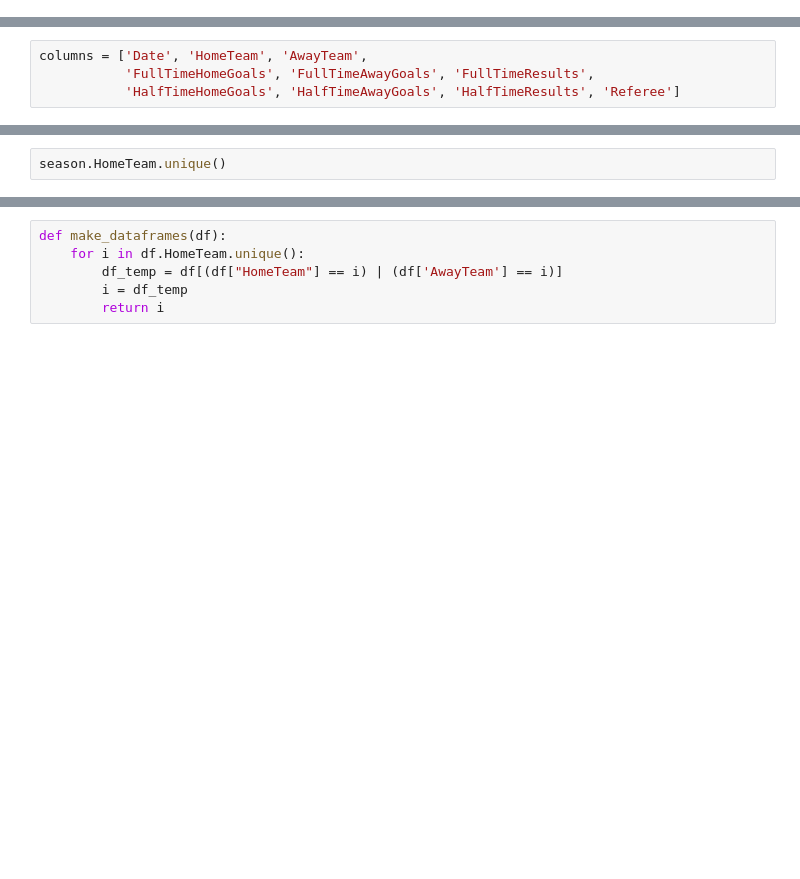
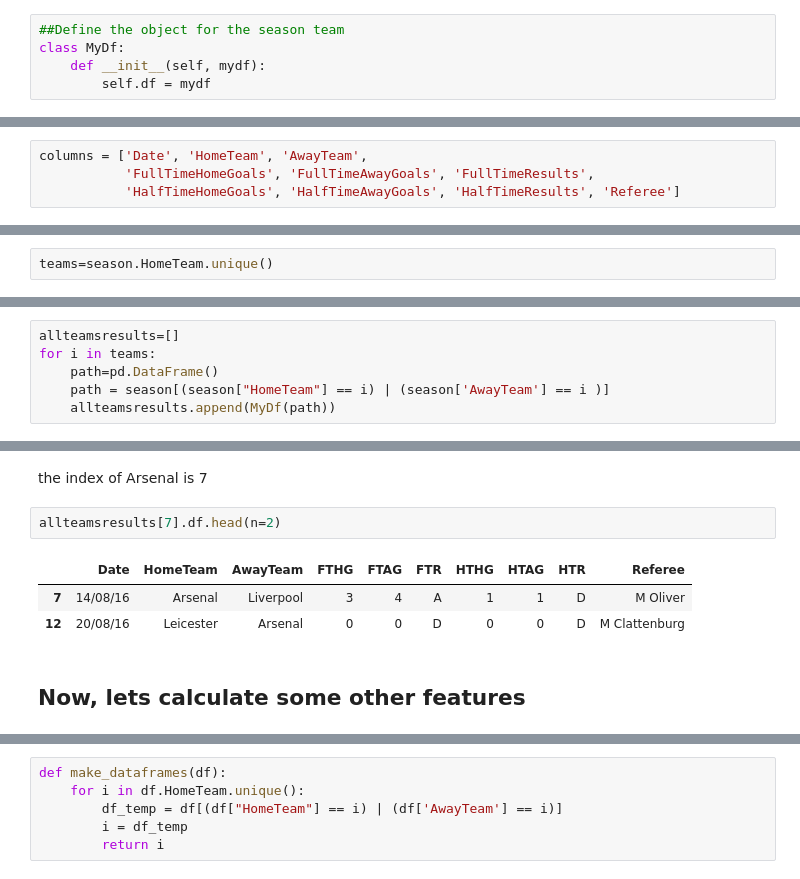
Before and after one commit to hh1713/football_machine, a Jupyter notebook: notebooks/Untitled.ipynb, the cells around one changed output, grey strips where cells are left out. Drawn from its saved outputs; the diff is of its cells as text; blank space fills up the shorter version.

```diff
--- a/notebooks/Untitled.ipynb
+++ b/notebooks/Untitled.ipynb
@@ -3,3 +5,8 @@ import pandas as pd
+# %%
+##Define the object for the season team
+class MyDf:
+    def __init__(self, mydf):
+        self.df = mydf
 # %%
 df = pd.read_csv("../Data/EPL_1617.csv")
 # %%
@@ -13,2 +18,2 @@ columns = ['Date', 'HomeTeam', 'AwayTeam',
 # %%
-season.HomeTeam.unique()
+teams=season.HomeTeam.unique()
@@ -19,0 +20,6 @@ array(['Burnley', 'Crystal Palace', 'Everton', 'Hull', 'Man City',
+# %%
+allteamsresults=[]
+for i in teams:
+    path=pd.DataFrame()
+    path = season[(season["HomeTeam"] == i) | (season['AwayTeam'] == i )]
+    allteamsresults.append(MyDf(path))
@@ -19,0 +35,10 @@ array(['Burnley', 'Crystal Palace', 'Everton', 'Hull', 'Man City',
+# %% [markdown]
+the index of Arsenal is 7
+# %%
+allteamsresults[7].df.head(n=2)
+# %% [output]
+|  | Date | HomeTeam | AwayTeam | FTHG | FTAG | FTR | HTHG | HTAG | HTR | Referee |
+| 7 | 14/08/16 | Arsenal | Liverpool | 3 | 4 | A | 1 | 1 | D | M Oliver |
+| 12 | 20/08/16 | Leicester | Arsenal | 0 | 0 | D | 0 | 0 | D | M Clattenburg |
+# %% [markdown]
+## Now, lets calculate some other features
```
Also changed, not shown: parts of 10 cells of this notebook.
